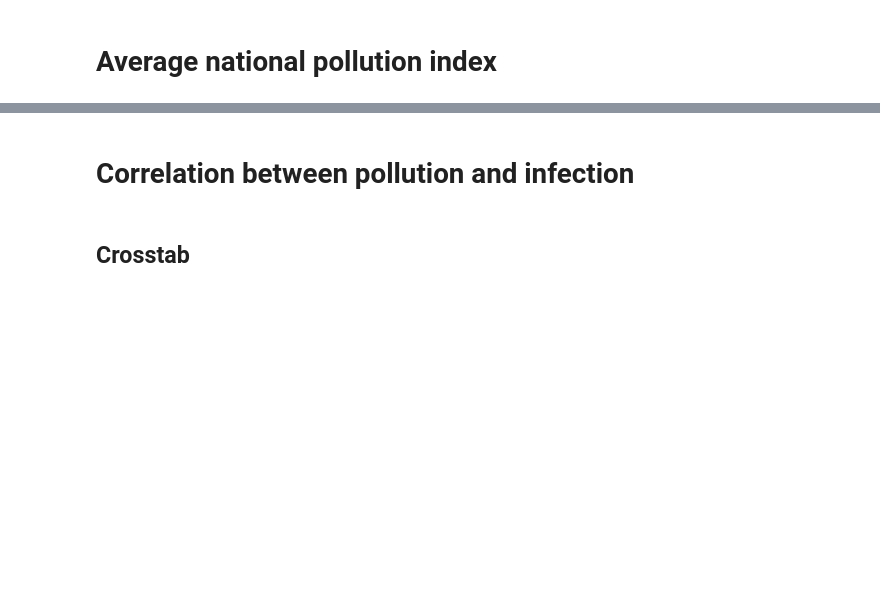
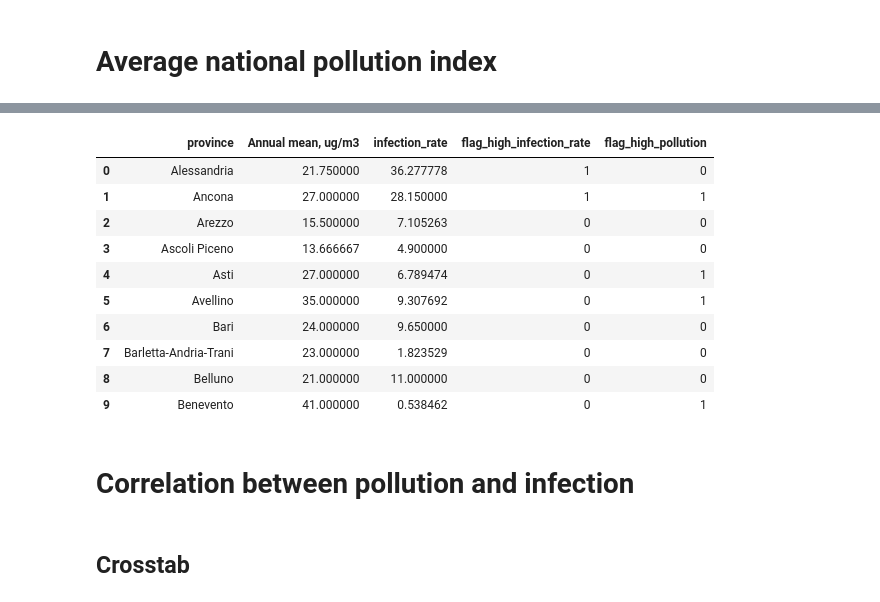
Before and after one commit to gianlucamalato/machinelearning, a Jupyter notebook: Covid_19_Correlation_with_pollution_in_Italy.ipynb, the cells around one changed output, grey strips where cells are left out. Cells and saved outputs as stored; diff of their text form; code cells hidden in the pictures; blank space fills up the shorter version.

```diff
--- a/Covid_19_Correlation_with_pollution_in_Italy.ipynb
+++ b/Covid_19_Correlation_with_pollution_in_Italy.ipynb
@@ -128,6 +194,20 @@ avg_national_pollution
 # %%
 pollution_infections['flag_high_infection_rate'] = [int(x) for x in pollution_infections['infection_rate'] > avg_national_infection_rate]
 pollution_infections['flag_high_pollution'] = [int(x) for x in pollution_infections['Annual mean, ug/m3'] > avg_national_pollution]
+# %%
+pollution_infections.head(10)
+# %% [output]
+|  | province | Annual mean, ug/m3 | infection_rate | flag_high_infection_rate | flag_high_pollution |
+| 0 | Alessandria | 21.750000 | 36.277778 | 1 | 0 |
+| 1 | Ancona | 27.000000 | 28.150000 | 1 | 1 |
+| 2 | Arezzo | 15.500000 | 7.105263 | 0 | 0 |
+| 3 | Ascoli Piceno | 13.666667 | 4.900000 | 0 | 0 |
+| 4 | Asti | 27.000000 | 6.789474 | 0 | 1 |
+| 5 | Avellino | 35.000000 | 9.307692 | 0 | 1 |
+| 6 | Bari | 24.000000 | 9.650000 | 0 | 0 |
+| 7 | Barletta-Andria-Trani | 23.000000 | 1.823529 | 0 | 0 |
+| 8 | Belluno | 21.000000 | 11.000000 | 0 | 0 |
+| 9 | Benevento | 41.000000 | 0.538462 | 0 | 1 |
 # %% [markdown]
 # Correlation between pollution and infection
 # %% [markdown]
```
Also changed, not shown: parts of 24 cells of this notebook.
